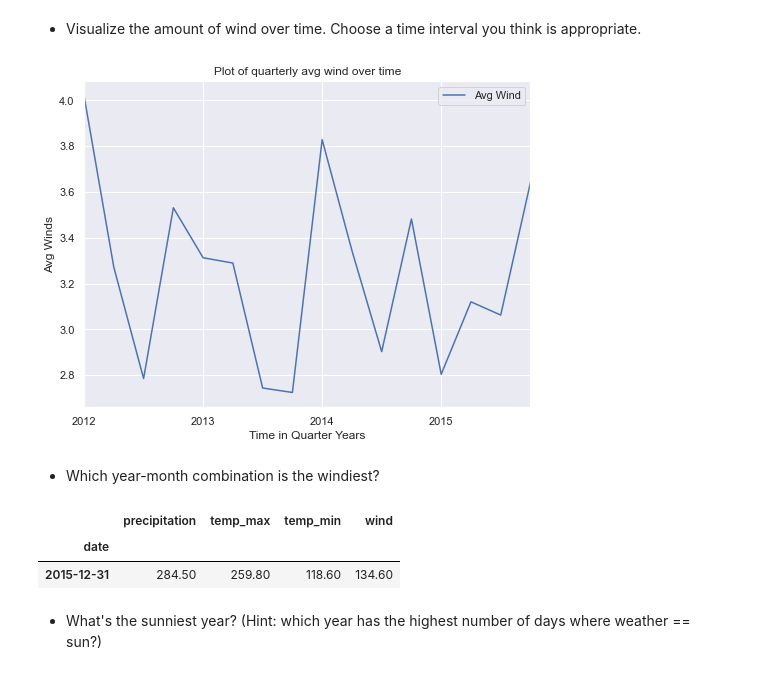
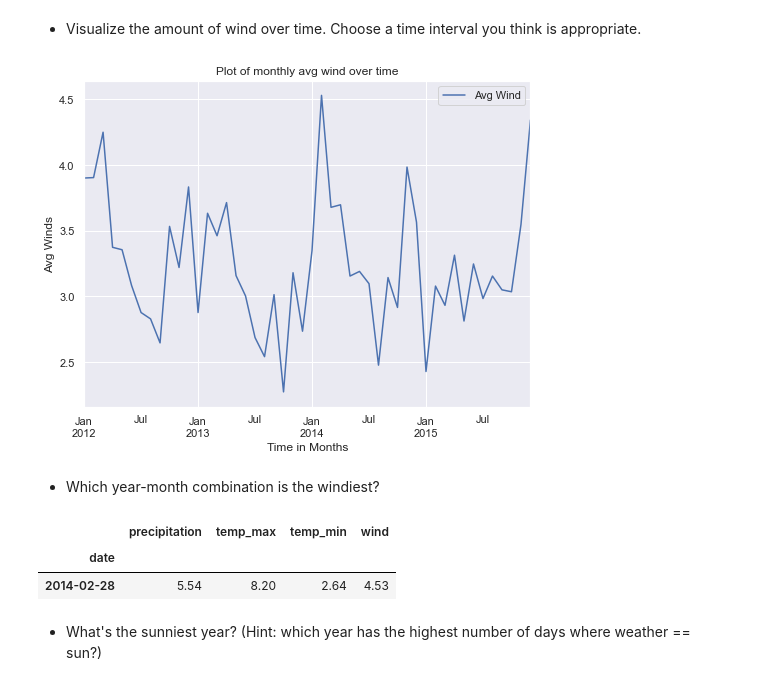
Before and after one commit to chadallen210/time-series-exercises, a Jupyter notebook: time_series_data_exercises.ipynb, the cells around one changed output. Saved outputs shown, nothing was run; the diff lists cells and outputs as text; code cells hidden in the pictures.

```diff
--- a/time_series_data_exercises.ipynb
+++ b/time_series_data_exercises.ipynb
@@ -200,22 +216,22 @@ plt.show()
 # %% [markdown]
 - Visualize the amount of wind over time. Choose a time interval you think is appropriate.
 # %%
-df.resample('Q').mean().wind.plot(label = 'Avg Wind')
-plt.title('Plot of quarterly avg wind over time')
-plt.xlabel('Time in Quarter Years')
+df.resample('M').mean().wind.plot(label = 'Avg Wind')
+plt.title('Plot of monthly avg wind over time')
+plt.xlabel('Time in Months')
 plt.ylabel('Avg Winds')
 plt.legend()
 plt.show()
 # %% [output]
-[figure, old version]
+[figure, new version]
 # %% [markdown]
 - Which year-month combination is the windiest?
 # %%
-df.resample('M').sum().nlargest(1, keep='first', columns='wind')
+df.resample('M').mean().nlargest(1, keep='first', columns='wind')
 # %% [output]
 |  | precipitation | temp_max | temp_min | wind |
 | date |  |  |  |  |
-| 2015-12-31 | 284.50 | 259.80 | 118.60 | 134.60 |
+| 2014-02-28 | 5.54 | 8.20 | 2.64 | 4.53 |
 # %% [markdown]
 - What's the sunniest year? (Hint: which year has the highest number of days where weather == sun?)
 # %%
```
Also changed, not shown: parts of 11 cells of this notebook.
